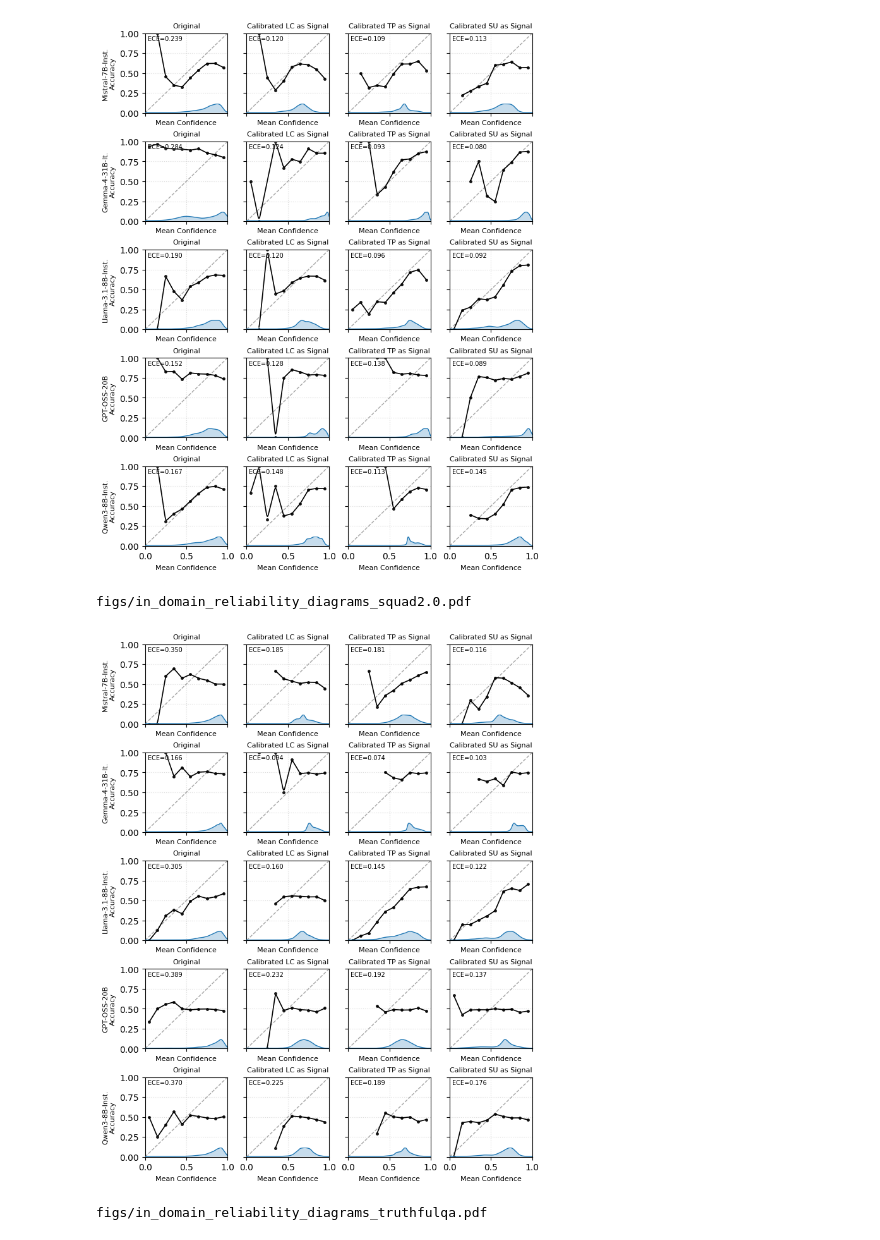
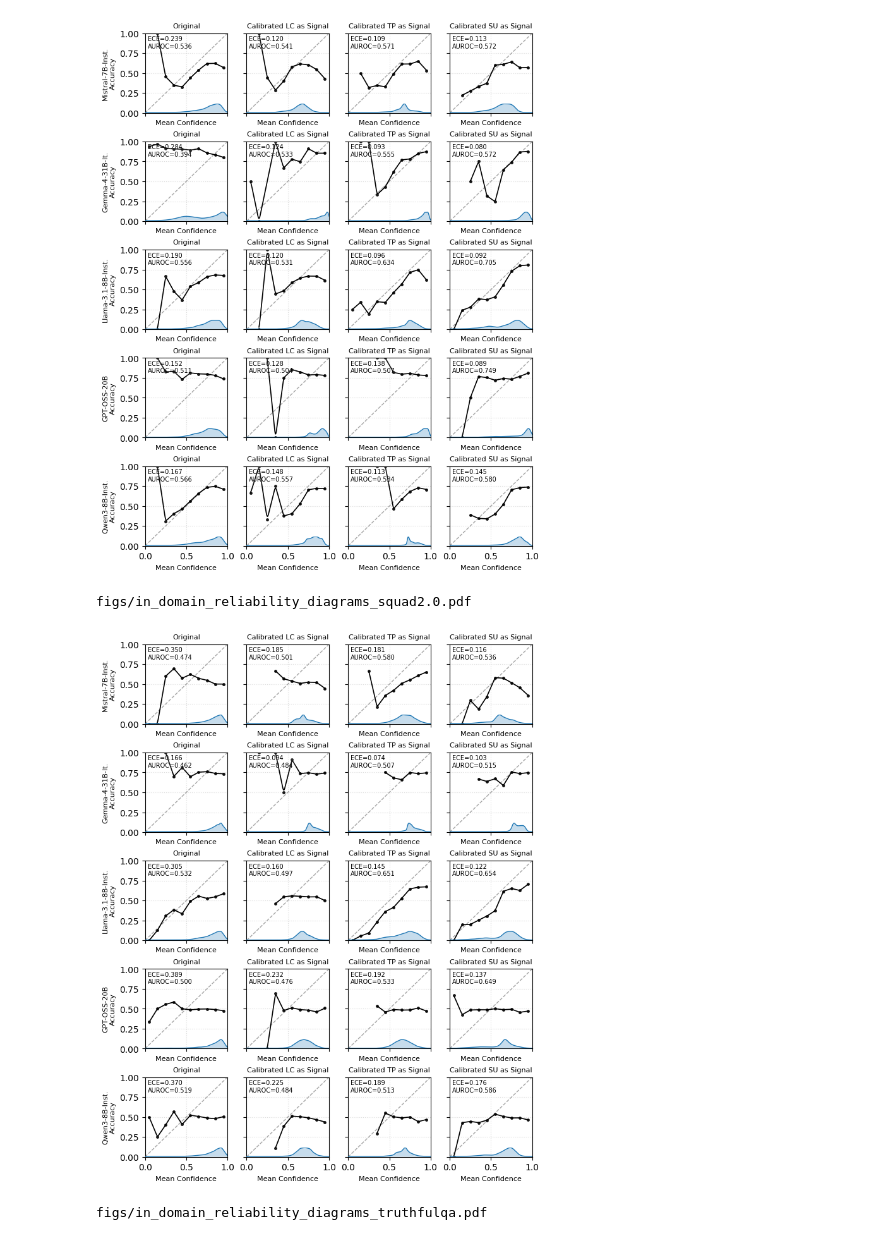
Before and after one commit to Ivan-Yeh/lm-confidence-evaluation-harness, a Jupyter notebook: paper_materials/fig_in_domain_reliability_diagrams.ipynb, the cells around one changed output. Drawn from its saved outputs; the diff is of its cells as text; code cells hidden in the pictures.

```diff
--- a/paper_materials/fig_in_domain_reliability_diagrams.ipynb
+++ b/paper_materials/fig_in_domain_reliability_diagrams.ipynb
@@ -251,7 +251,7 @@ def _smooth_curve_fast(x, y, num_points=160, window=9):
 
 
 def _plot_reliability_diagram(ax, alpha_vals, beta_vals, accuracy_vals, panel_title,
-                               precomputed_ece=None, num_bins=10):
+                               precomputed_ece=None, precomputed_auroc_mean=None, num_bins=10):
     """Fast reliability diagram using equal-width bins + lightweight smoothing.
 
     If precomputed_ece is provided, use it; otherwise compute from data.
@@ -307,9 +307,16 @@ def _plot_reliability_diagram(ax, alpha_vals, beta_vals, accuracy_vals, panel_ti
 
     _add_density_strip(ax, alpha_vals, beta_vals)
 
+    text_lines = [f"ECE={ece:.3f}"]
+    if precomputed_auroc_mean is not None:
+        try:
+            auroc_val = float(precomputed_auroc_mean)
+            text_lines.append(f"AUROC={auroc_val:.3f}")
+        except (TypeError, ValueError):
+            pass
     ax.text(
         0.03, 0.97,
-        f"ECE={ece:.3f}",
+        "\n".join(text_lines),
         transform=ax.transAxes,
         va="top",
         ha="left",
@@ -345,39 +352,45 @@ for dataset_name in sorted(dataset_groups.keys()):
         y = _clean_accuracy(record["accuracy"])
         metrics = record["metrics"]
 
         # Extract precomputed ECE values from metrics dictionary
         original_lc_ece = metrics.get("original_lc_generalised_ECE", None)
         lc_calibrated_ece = metrics.get(f"calibrated_lc_{linguistic_calibration_methods}_lc_generalised_ECE", None)
         tp_calibrated_ece = metrics.get(f"calibrated_tp_{linguistic_calibration_methods}_lc_generalised_ECE", None)
         su_calibrated_ece = metrics.get(f"calibrated_su_{linguistic_calibration_methods}_lc_generalised_ECE", None)
 
+        # Extract precomputed AUROC_mean values from metrics dictionary
+        original_lc_auroc = metrics.get("original_lc_auroc_mean", None)
+        lc_calibrated_auroc = metrics.get(f"calibrated_lc_{linguistic_calibration_methods}_lc_auroc_mean", None)
+        tp_calibrated_auroc = metrics.get(f"calibrated_tp_{linguistic_calibration_methods}_lc_auroc_mean", None)
+        su_calibrated_auroc = metrics.get(f"calibrated_su_{linguistic_calibration_methods}_lc_auroc_mean", None)
+
         panel_data = [
-            (record["original_alpha"], record["original_beta"], "Original", original_lc_ece),
-            (record["lc_calibrated_alpha"], record["lc_calibrated_beta"], "Calibrated LC as Signal", lc_calibrated_ece),
-            (record["tp_calibrated_alpha"], record["tp_calibrated_beta"], "Calibrated TP as Signal", tp_calibrated_ece),
-            (record["su_calibrated_alpha"], record["su_calibrated_beta"], "Calibrated SU as Signal", su_calibrated_ece),
+            (record["original_alpha"], record["original_beta"], "Original", original_lc_ece, original_lc_auroc),
+            (record["lc_calibrated_alpha"], record["lc_calibrated_beta"], "Calibrated LC as Signal", lc_calibrated_ece, lc_calibrated_auroc),
+            (record["tp_calibrated_alpha"], record["tp_calibrated_beta"], "Calibrated TP as Signal", tp_calibrated_ece, tp_calibrated_auroc),
+            (record["su_calibrated_alpha"], record["su_calibrated_beta"], "Calibrated SU as Signal", su_calibrated_ece, su_calibrated_auroc),
         ]
-        for c, (a_vals, b_vals, panel_name, precomp_ece) in enumerate(panel_data):
+        for c, (a_vals, b_vals, panel_name, precomp_ece, precomp_auroc) in enumerate(panel_data):
             ax = axes[r, c]
             _plot_reliability_diagram(ax, a_vals, b_vals, y, panel_name,
-                                     precomputed_ece=precomp_ece, num_bins=10)
+                                     precomputed_ece=precomp_ece, precomputed_auroc_mean=precomp_auroc, num_bins=10)
             if c == 0:
                 ax.set_ylabel(f"{record['model_name']}\nAccuracy", fontsize=8)
             ax.set_xlabel("Mean Confidence", fontsize=8)
 
     safe_name = str(dataset_name).lower().replace(" ", "_").replace("/", "-")
     out_path = f"figs/in_domain_reliability_diagrams_{safe_name}.pdf"
     fig.savefig(out_path, dpi=300, bbox_inches="tight")
     print(out_path)
     plt.show()
     plt.close(fig)
 
 print("Saved files:")
 for path in saved_paths:
     print(path)
 # %% [output]
 figs/in_domain_reliability_diagrams_mmlu.pdf
-[figure, old version]
+[figure, new version]
 figs/in_domain_reliability_diagrams_squad2.0.pdf
-[figure, old version]
+[figure, new version]
 figs/in_domain_reliability_diagrams_truthfulqa.pdf
```
Also changed, not shown: parts of 1 cell of this notebook, 15 other files.
